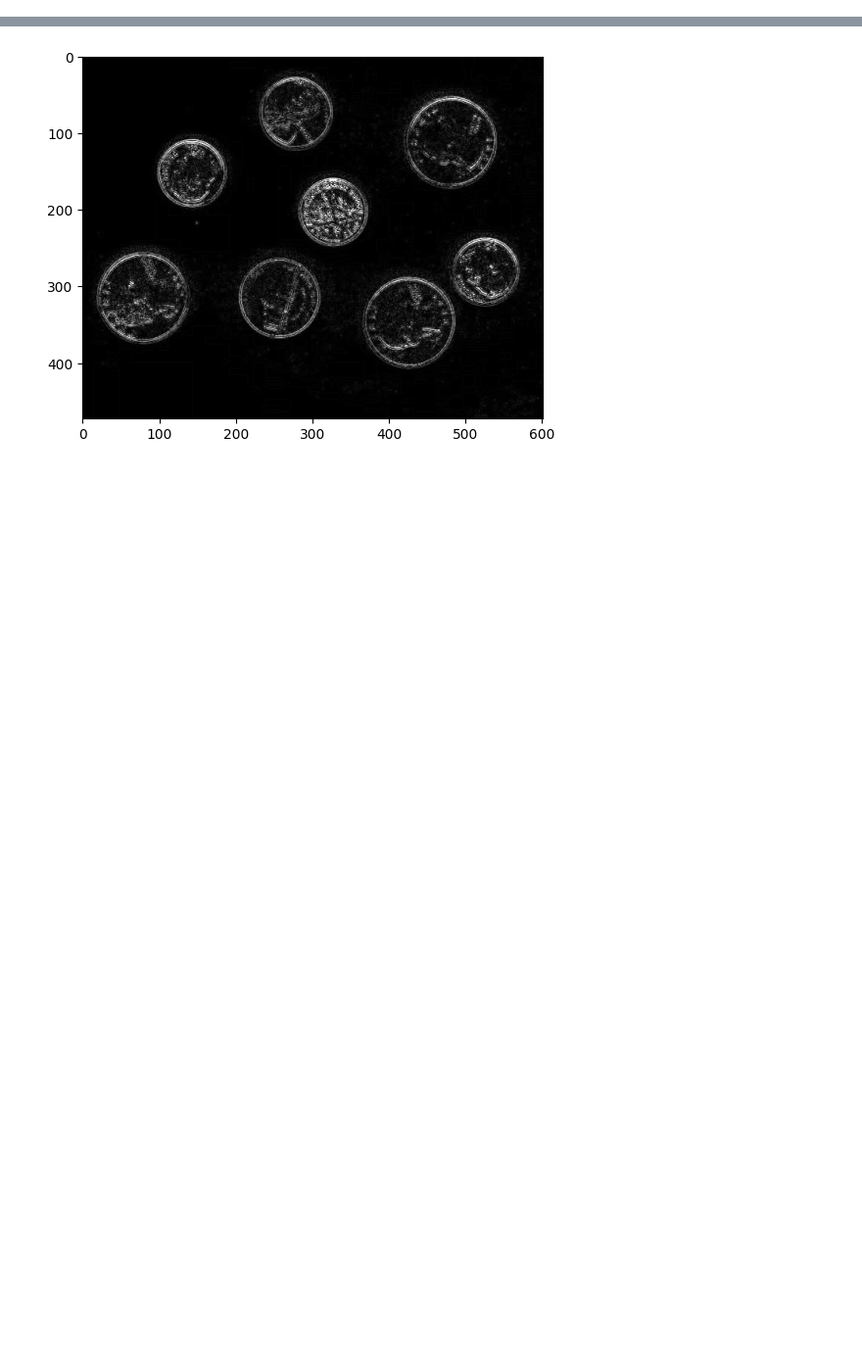
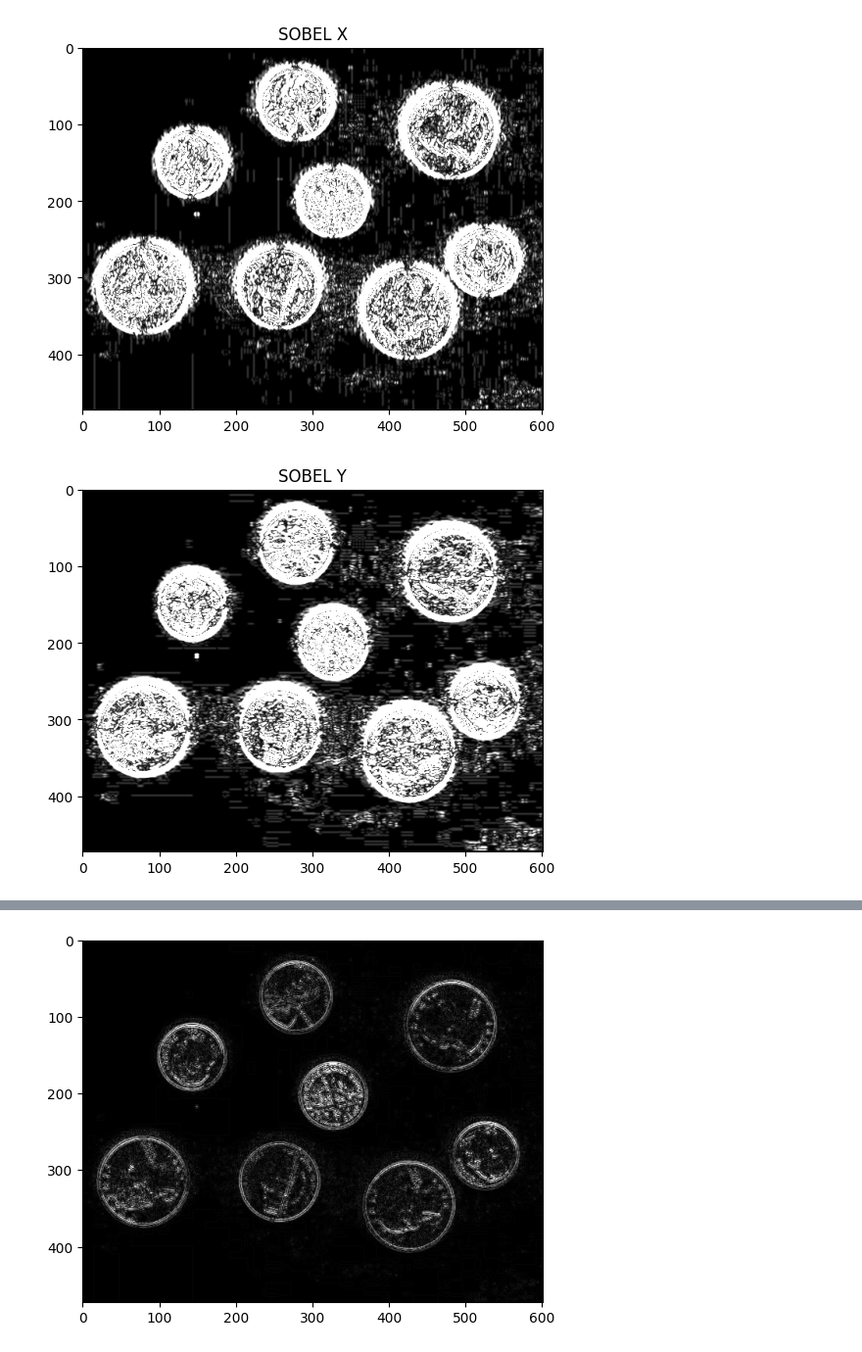
Before and after one commit to tuandev1l/image_processing, a Jupyter notebook: code/chuong_5/main.ipynb, the cells around one changed output, grey strips where cells are left out. Shown at 98% size. Cells and saved outputs as stored; diff of their text form; code cells hidden in the pictures; blank space fills up the shorter version.

```diff
--- a/code/chuong_5/main.ipynb
+++ b/code/chuong_5/main.ipynb
@@ -54,0 +28,25 @@ cv2.destroyAllWindows()
+# %%
+# Toán tử sobel
+
+IMG_PATH='../../images/chuong_5/coin.webp'
+
+img = cv2.imread(IMG_PATH)
+img_gray = cv2.cvtColor(img, cv2.COLOR_BGR2GRAY)
+# Blur the image for better edge detection
+img_blur = cv2.GaussianBlur(img_gray, (3,3), 0)
+
+# Sobel Edge Detection on the X axis
+def sobel_operation(x=0,y=0,title=''):
+  sobel = cv2.Sobel(src=img_blur, ddepth=cv2.CV_64F, dx=x, dy=y, ksize=5)
+  abs_dst = cv2.convertScaleAbs(sobel)
+  new_img=cv2.cvtColor(abs_dst, cv2.COLOR_BGR2RGB)
+  plt.title(title)
+  plt.imshow(new_img)
+  plt.show()
+
+sobel_operation(1,0,"SOBEL X")
+sobel_operation(0,1,"SOBEL Y")
+sobel_operation(1,1,"SOBEL")
+# %% [output]
+[figure, added]
+[figure, added]
```
Also changed, not shown: parts of 7 cells of this notebook, 1 other file.
